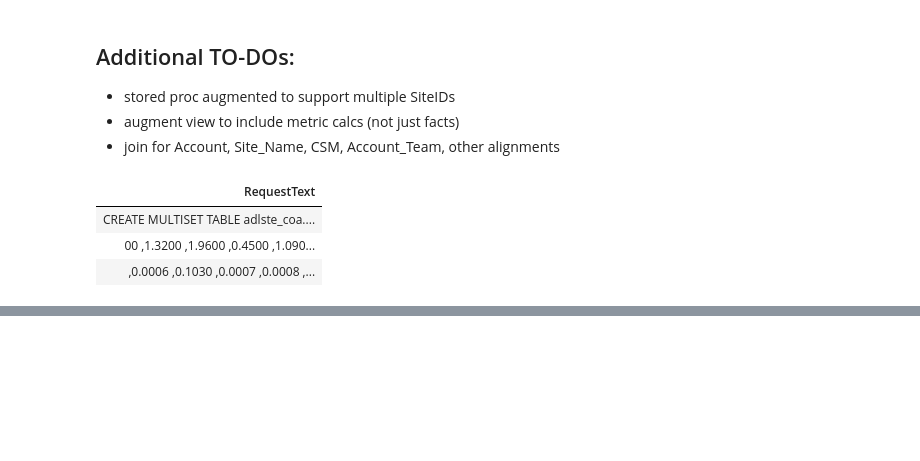
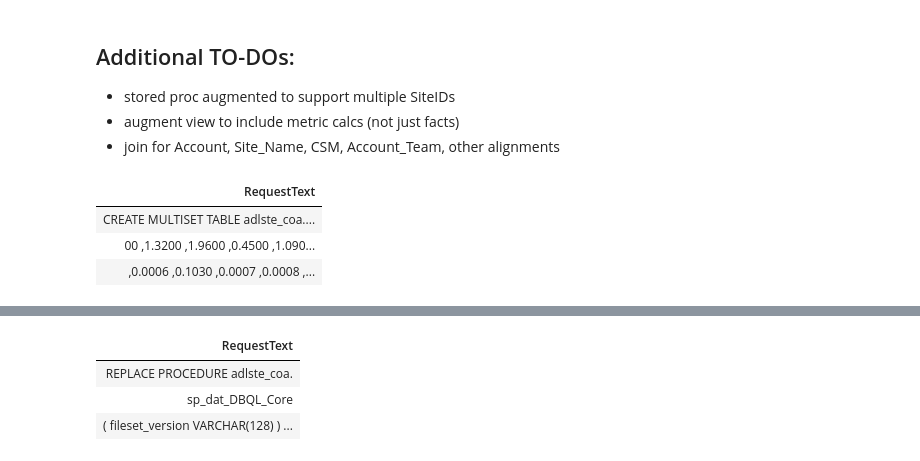
Before and after one commit to tdcoa/sql, a Jupyter notebook: datamodel/dbql_core.ipynb, the cells around one changed output, grey strips where cells are left out. Cells and saved outputs as stored; diff of their text form; code cells hidden in the pictures; blank space fills up the shorter version.

```diff
--- a/datamodel/dbql_core.ipynb
+++ b/datamodel/dbql_core.ipynb
@@ -530,0 +2217,7 @@ show table adlste_coa.coat_dat_dbql_core
+# %%
+show procedure adlste_coa.sp_dat_dbql_core
+# %% [output]
+| RequestText |
+| REPLACE PROCEDURE adlste_coa. |
+| sp_dat_DBQL_Core |
+| ( fileset_version VARCHAR(128) ) ... |
```
Also changed, not shown: parts of 33 cells of this notebook, 4 other files.
